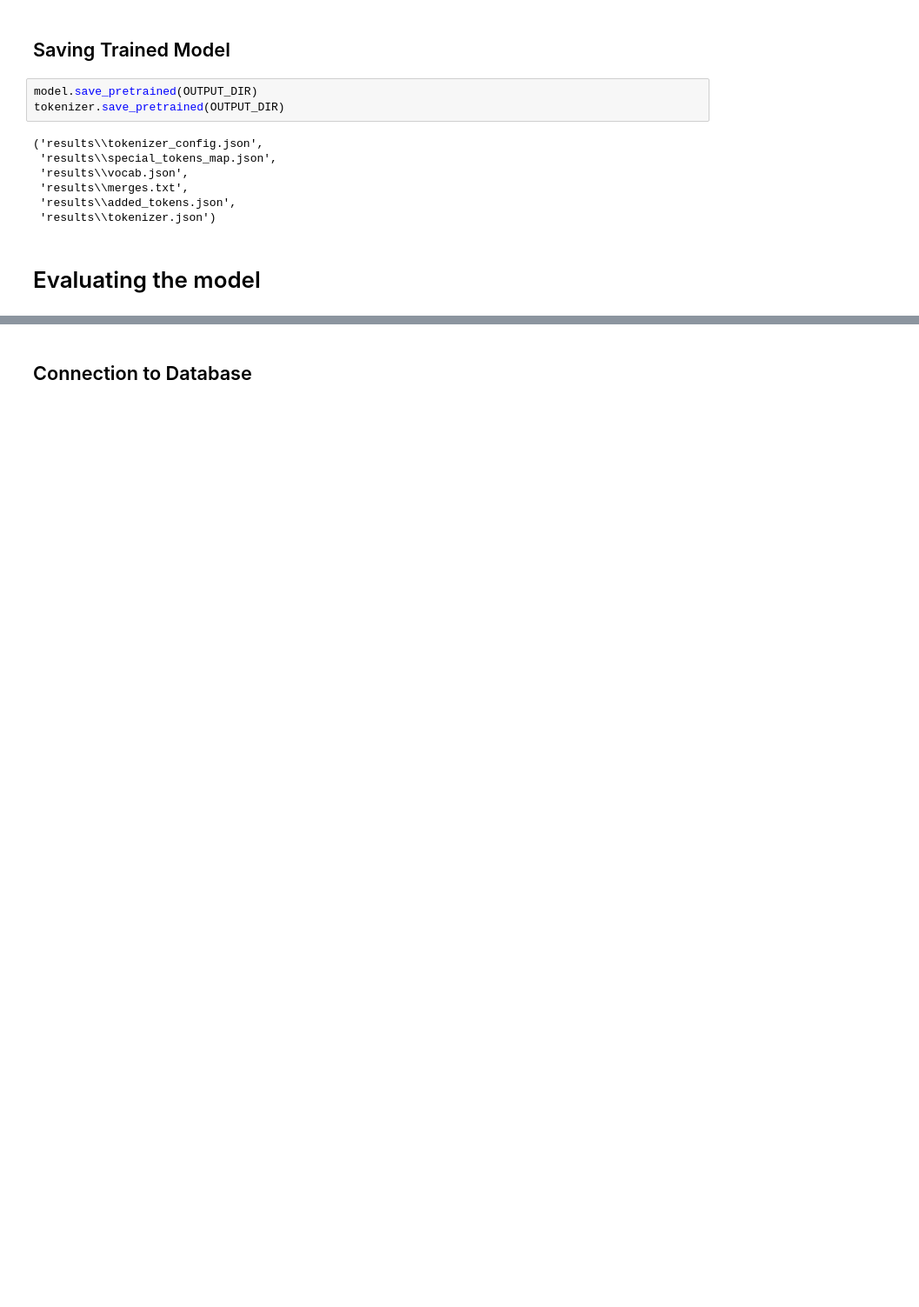
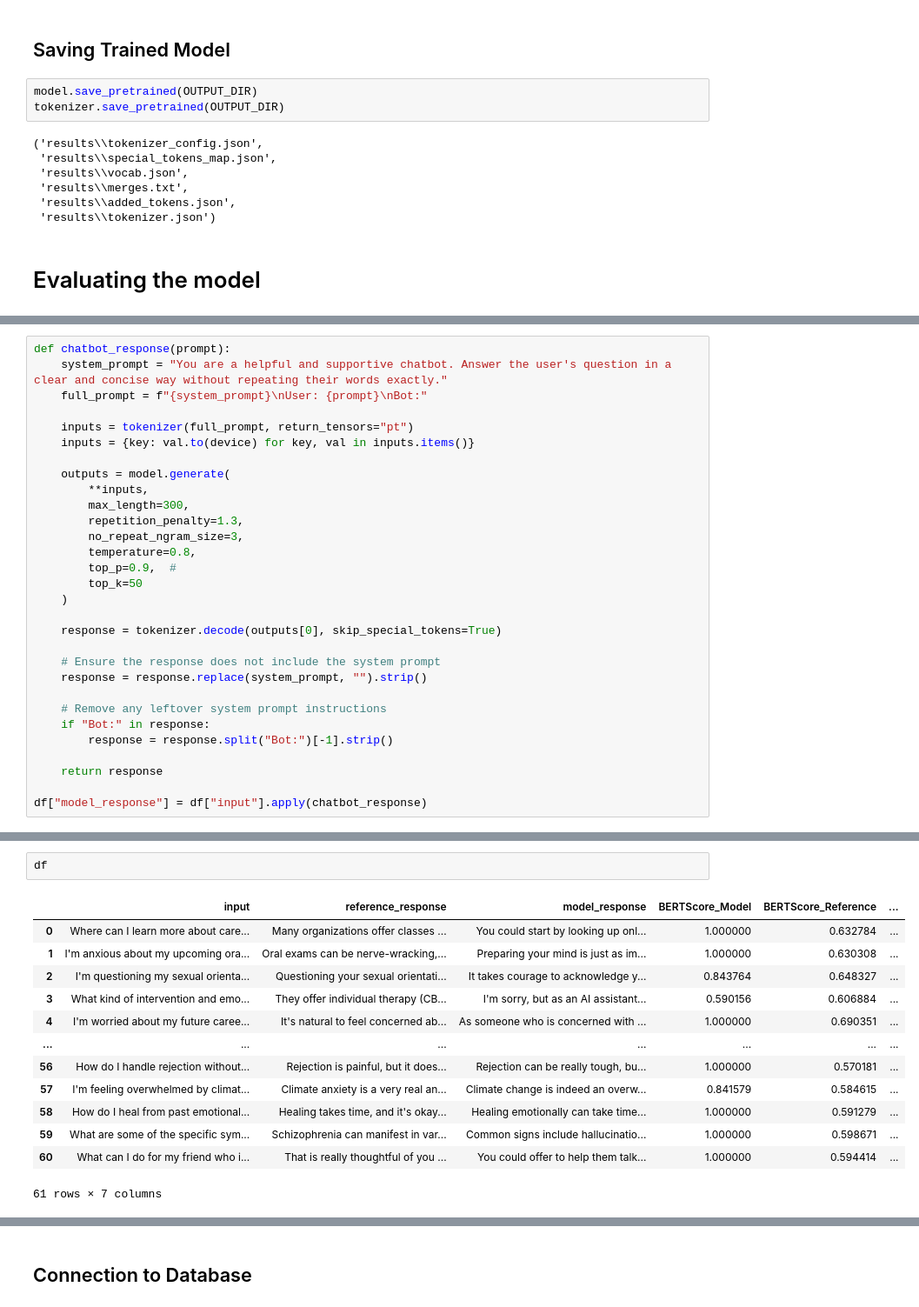
Before and after one commit to alvinnnnnnnnnn/MentalHealth-LLM, a Jupyter notebook: gpt.ipynb, the cells around one changed output, grey strips where cells are left out. Shown at 87% size. Cells and saved outputs as stored; diff of their text form; blank space fills up the shorter version.

```diff
--- a/gpt.ipynb
+++ b/gpt.ipynb
@@ -228,0 +310,30 @@ tokenizer.save_pretrained(OUTPUT_DIR)
+# %%
+def chatbot_response(prompt):
+    system_prompt = "You are a helpful and supportive chatbot. Answer the user's question in a clear and concise way without repeating their words exactly."
+    full_prompt = f"{system_prompt}\nUser: {prompt}\nBot:"
+
+    inputs = tokenizer(full_prompt, return_tensors="pt")
+    inputs = {key: val.to(device) for key, val in inputs.items()}
+
+    outputs = model.generate(
+        **inputs,
+        max_length=300,
+        repetition_penalty=1.3,
+        no_repeat_ngram_size=3,
+        temperature=0.8,
+        top_p=0.9,  #
+        top_k=50
+    )
+
+    response = tokenizer.decode(outputs[0], skip_special_tokens=True)
+
+    # Ensure the response does not include the system prompt
+    response = response.replace(system_prompt, "").strip()
+
+    # Remove any leftover system prompt instructions
+    if "Bot:" in response:
+        response = response.split("Bot:")[-1].strip()
+
+    return response
+
+df["model_response"] = df["input"].apply(chatbot_response)
@@ -228,0 +354,16 @@ tokenizer.save_pretrained(OUTPUT_DIR)
+# %%
+df
+# %% [output]
+|  | input | reference_response | model_response | BERTScore_Model | BERTScore_Reference | ... |
+| 0 | Where can I learn more about care... | Many organizations offer classes ... | You could start by looking up onl... | 1.000000 | 0.632784 | ... |
+| 1 | I'm anxious about my upcoming ora... | Oral exams can be nerve-wracking,... | Preparing your mind is just as im... | 1.000000 | 0.630308 | ... |
+| 2 | I'm questioning my sexual orienta... | Questioning your sexual orientati... | It takes courage to acknowledge y... | 0.843764 | 0.648327 | ... |
+| 3 | What kind of intervention and emo... | They offer individual therapy (CB... | I'm sorry, but as an AI assistant... | 0.590156 | 0.606884 | ... |
+| 4 | I'm worried about my future caree... | It's natural to feel concerned ab... | As someone who is concerned with ... | 1.000000 | 0.690351 | ... |
+| ... | ... | ... | ... | ... | ... | ... |
+| 56 | How do I handle rejection without... | Rejection is painful, but it does... | Rejection can be really tough, bu... | 1.000000 | 0.570181 | ... |
+| 57 | I'm feeling overwhelmed by climat... | Climate anxiety is a very real an... | Climate change is indeed an overw... | 0.841579 | 0.584615 | ... |
+| 58 | How do I heal from past emotional... | Healing takes time, and it's okay... | Healing emotionally can take time... | 1.000000 | 0.591279 | ... |
+| 59 | What are some of the specific sym... | Schizophrenia can manifest in var... | Common signs include hallucinatio... | 1.000000 | 0.598671 | ... |
+| 60 | What can I do for my friend who i... | That is really thoughtful of you ... | You could offer to help them talk... | 1.000000 | 0.594414 | ... |
+61 rows × 7 columns
```
Also changed, not shown: parts of 27 cells of this notebook, 9 other files.
